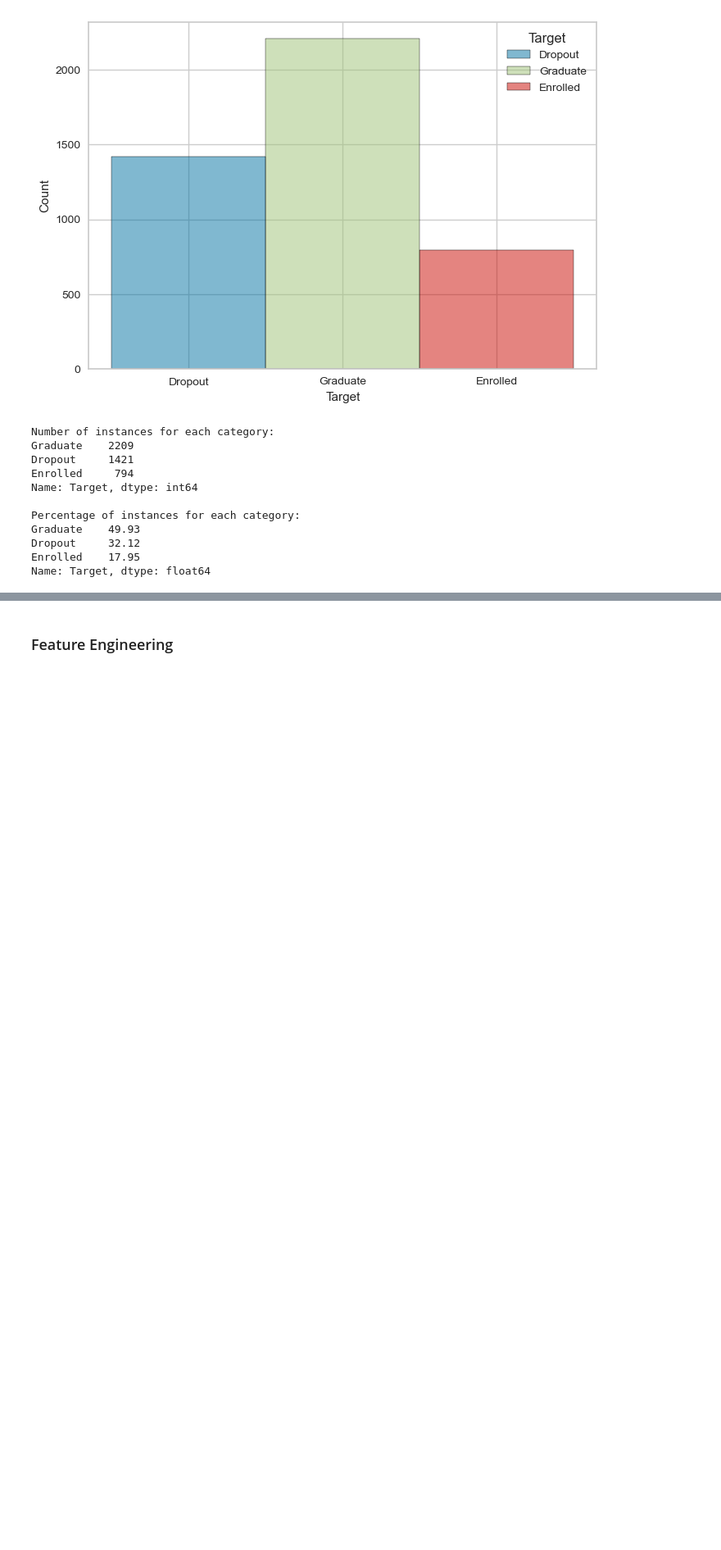
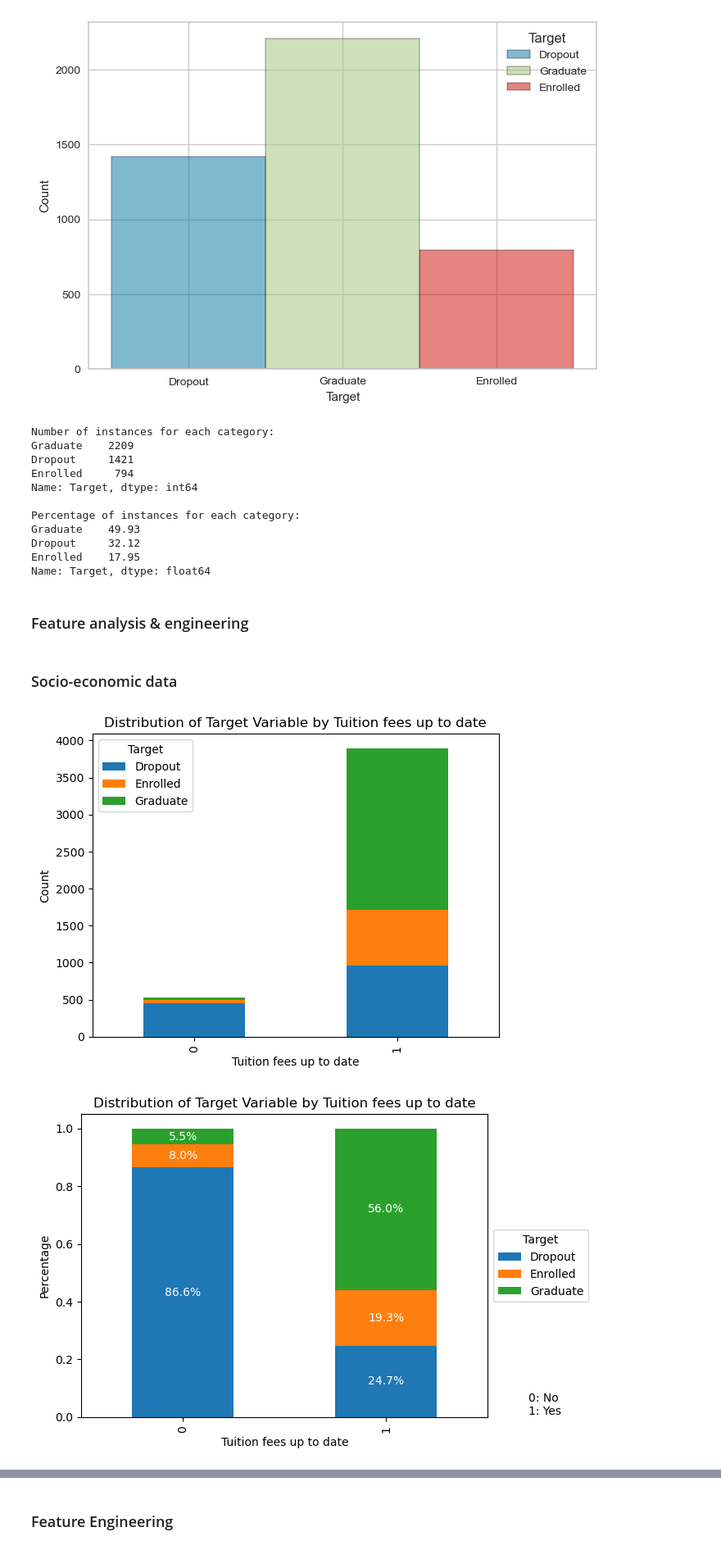
Before and after one commit to marijakljestan/predict-dropout-or-academic-success, a Jupyter notebook: siap.ipynb, the cells around one changed output, grey strips where cells are left out. Shown at 82% size. Drawn from its saved outputs; the diff is of its cells as text; code cells hidden in the pictures; blank space fills up the shorter version.

Commit message:
Feature analysis

```diff
--- a/siap.ipynb
+++ b/siap.ipynb
@@ -95,3 +95,5 @@ Graduate    49.93
 Dropout     32.12
 Enrolled    17.95
 Name: Target, dtype: float64
+# %% [markdown]
+### Feature analysis & engineering
@@ -97,0 +109,44 @@ Name: Target, dtype: float64
+# %%
+# function that converts numeric labels to their corresponding values
+def label_map(labels_map, label):
+    value_map = labels_map
+    return value_map.get(label, label)
+
+def plot_percentual_distribution_of_target_by_feature(feature, labels):
+    grouped_data = df.groupby([feature, "Target"]).size().unstack()
+
+    # Convert the counts to percentages
+    percentages = grouped_data.div(grouped_data.sum(axis=1), axis=0)
+
+    # Plot the stacked bar chart
+    ax = percentages.plot(kind="bar", stacked="percent")
+
+    # Add the percentages to the bars
+    for container in ax.containers:
+        for i, bar in enumerate(container):
+            percentage = f"{bar.get_height():.1%}"
+            ax.text(bar.get_x() + bar.get_width() / 2, bar.get_y() + bar.get_height() / 2, percentage, ha="center", va="center", color="white", fontsize=10)
+
+    plt.xlabel(feature)
+    plt.ylabel("Percentage")
+    plt.title(f"Distribution of Target Variable by {feature}")
+
+    # Add a legend with the target variable labels
+    plt.legend(title="Target", loc="center left", bbox_to_anchor=(1.0, 0.5))
+
+    if (feature != "Course"):
+        # Add the numeric labels to the corner of the plot
+        plt.text(1.1, 0.0, "\n".join([f"{label}: {label_map(labels, label)}" for label in percentages.index.tolist()]), transform=plt.gca().transAxes, fontsize=10, verticalalignment="bottom")
+
+    # Show the plot
+    plt.show()
+# %% [markdown]
+### Socio-economic data
+# %%
+plot_distribution_of_target_by_feature('Tuition fees up to date')
+
+labels_map = {0: "No", 1: "Yes"}
+plot_percentual_distribution_of_target_by_feature('Tuition fees up to date', labels_map)
+# %% [output]
+[figure, added]
+[figure, added]
```
Also changed, not shown: parts of 56 cells of this notebook.
